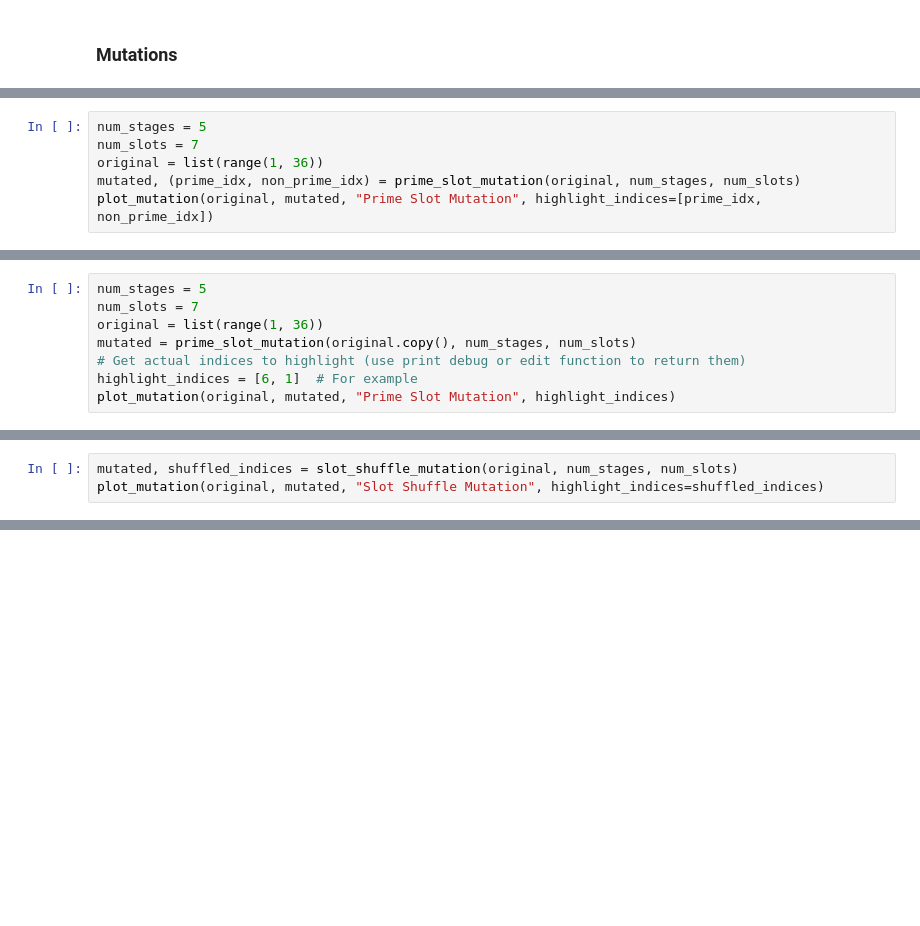
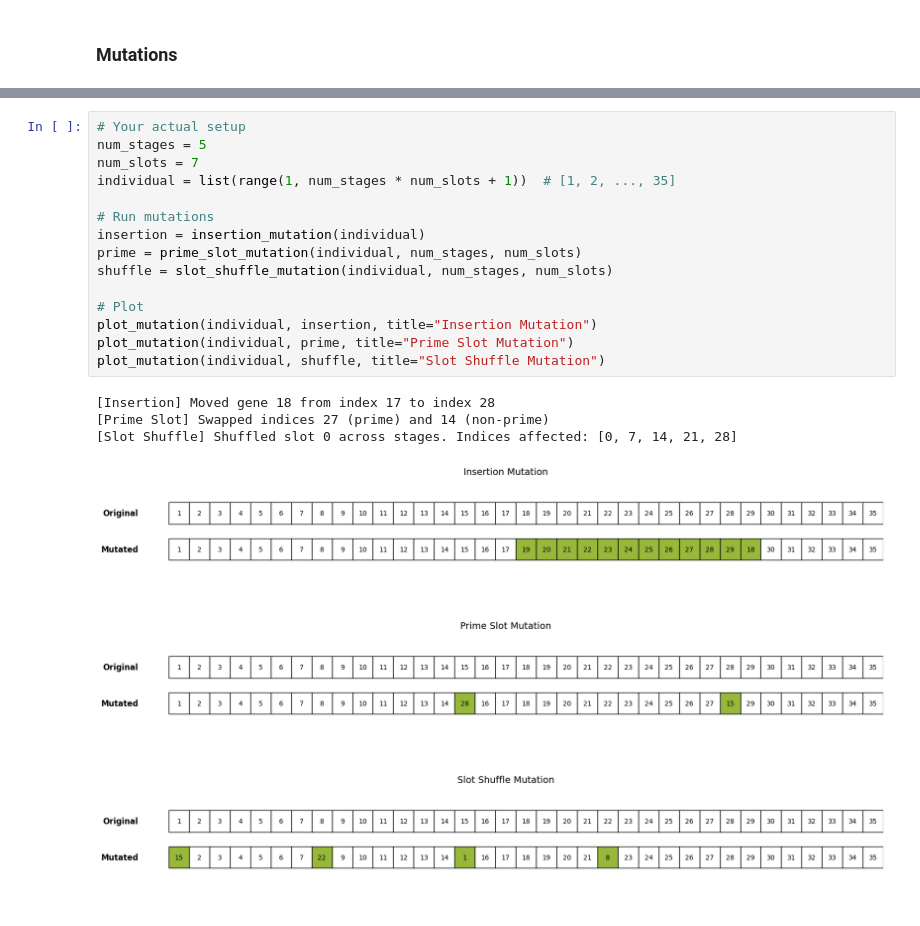
Before and after one commit to itsluaana/CIFO-Project, a Jupyter notebook: src/views.ipynb, the cells around one changed output, grey strips where cells are left out. Saved outputs shown, nothing was run; the diff lists cells and outputs as text; blank space fills up the shorter version.

Commit message:
Fixed Mutations schemas

```diff
--- a/src/views.ipynb
+++ b/src/views.ipynb
@@ -204,6 +167,0 @@ def plot_mutation(original, mutated, mutation_type, highlight_indices=None):
-# %%
-num_stages = 5
-num_slots = 7
-original = list(range(1, 36))
-mutated, (prime_idx, non_prime_idx) = prime_slot_mutation(original, num_stages, num_slots)
-plot_mutation(original, mutated, "Prime Slot Mutation", highlight_indices=[prime_idx, non_prime_idx])
@@ -212,8 +167,0 @@ plot_mutation(original, mutated, "Prime Slot Mutation", highlight_indices=[prime
-# %%
-num_stages = 5
-num_slots = 7
-original = list(range(1, 36))
-mutated = prime_slot_mutation(original.copy(), num_stages, num_slots)
-# Get actual indices to highlight (use print debug or edit function to return them)
-highlight_indices = [6, 1]  # For example
-plot_mutation(original, mutated, "Prime Slot Mutation", highlight_indices)
@@ -223,3 +167,0 @@ plot_mutation(original, mutated, "Prime Slot Mutation", highlight_indices)
-# %%
-mutated, shuffled_indices = slot_shuffle_mutation(original, num_stages, num_slots)
-plot_mutation(original, mutated, "Slot Shuffle Mutation", highlight_indices=shuffled_indices)
@@ -227,0 +199,22 @@ plot_mutation(original, mutated, "Slot Shuffle Mutation", highlight_indices=shuf
+# %%
+# Your actual setup
+num_stages = 5
+num_slots = 7
+individual = list(range(1, num_stages * num_slots + 1))  # [1, 2, ..., 35]
+
+# Run mutations
+insertion = insertion_mutation(individual)
+prime = prime_slot_mutation(individual, num_stages, num_slots)
+shuffle = slot_shuffle_mutation(individual, num_stages, num_slots)
+
+# Plot
+plot_mutation(individual, insertion, title="Insertion Mutation")
+plot_mutation(individual, prime, title="Prime Slot Mutation")
+plot_mutation(individual, shuffle, title="Slot Shuffle Mutation")
+# %% [output]
+[Insertion] Moved gene 18 from index 17 to index 28
+[Prime Slot] Swapped indices 27 (prime) and 14 (non-prime)
+[Slot Shuffle] Shuffled slot 0 across stages. Indices affected: [0, 7, 14, 21, 28]
+[figure, added]
+[figure, added]
+[figure, added]
```
Also changed, not shown: parts of 6 cells of this notebook.
